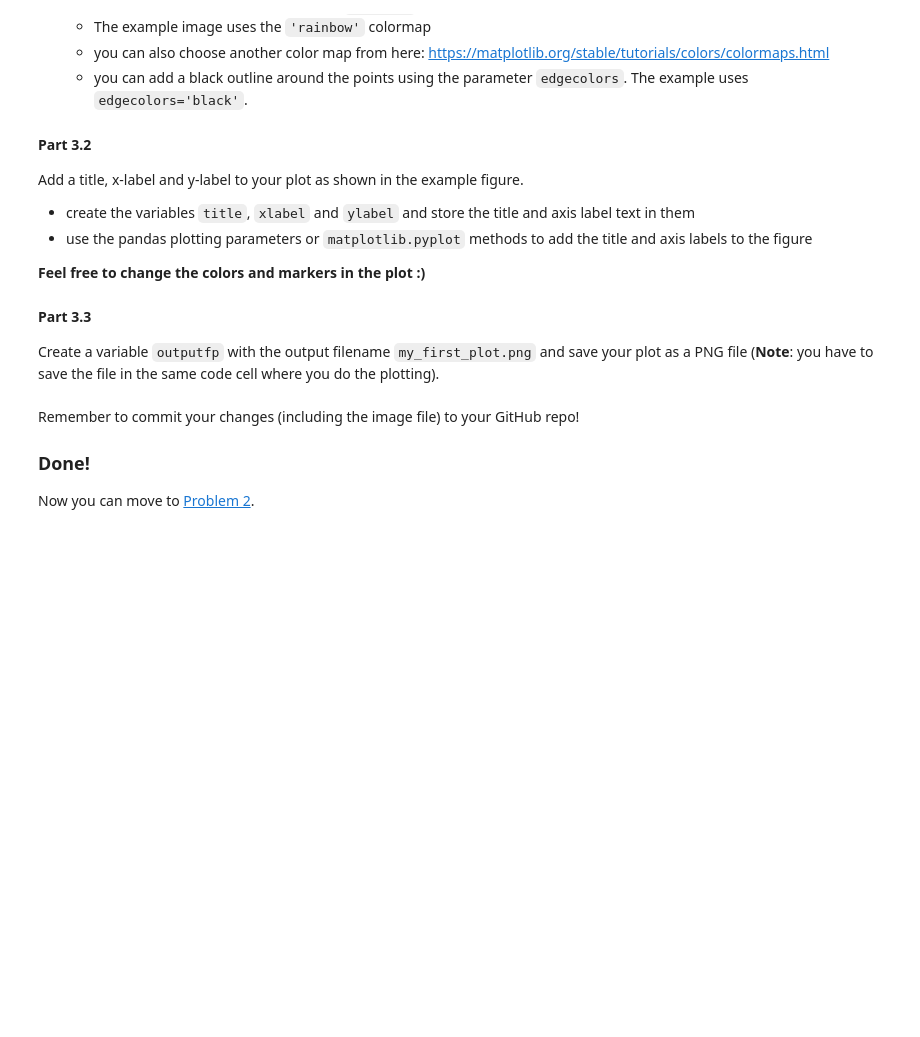
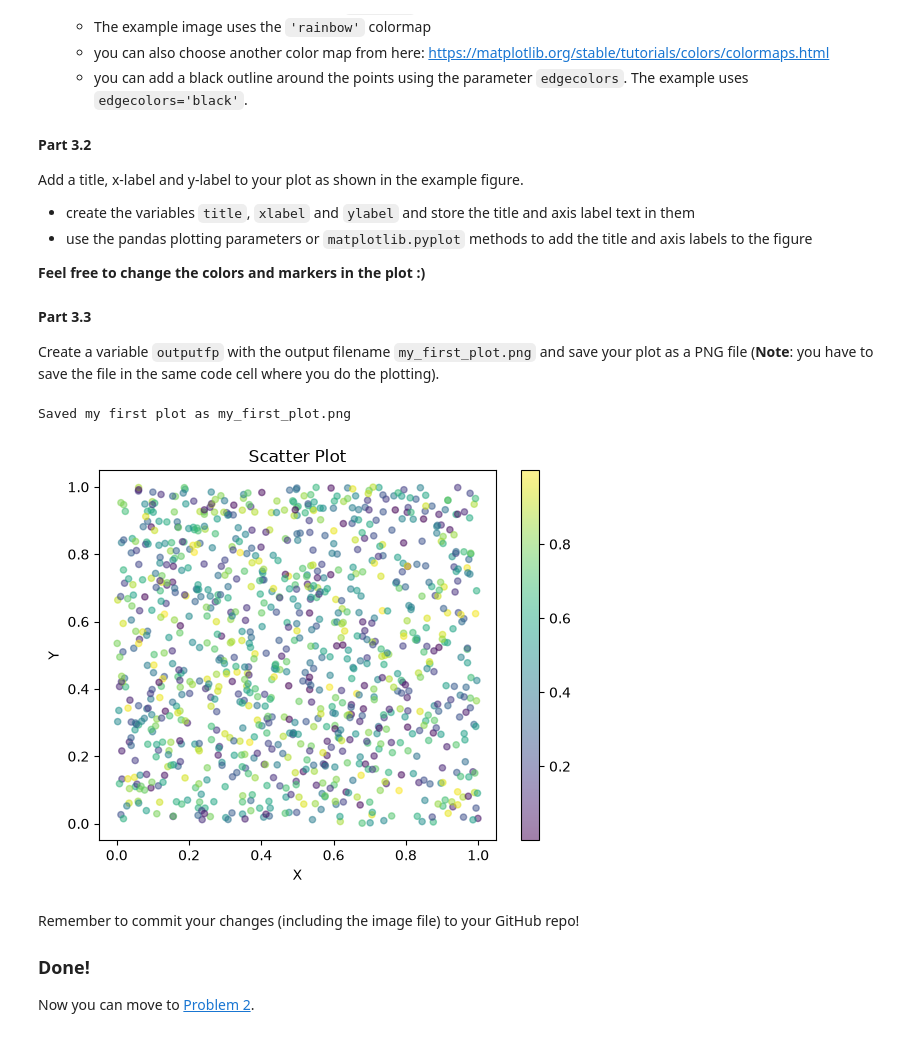
Before and after one commit to Cog-R/Exercise-7, a Jupyter notebook: Exercise-7-problem-1.ipynb, the cells around one changed output. Saved outputs shown, nothing was run; the diff lists cells and outputs as text; code cells hidden in the pictures; blank space fills up the shorter version.

```diff
--- a/Exercise-7-problem-1.ipynb
+++ b/Exercise-7-problem-1.ipynb
@@ -110,20 +111,24 @@ Create a variable `outputfp` with the output filename `my_first_plot.png` and sa
 # %%
 # Plot the scatter plot
 # YOUR CODE HERE
-raise NotImplementedError()
+ax = data.plot.scatter(x='x', y='y', c=colors, colormap='viridis', alpha=0.5)
 
 # Add labels and title (if not done above when creating the plot)
 # YOUR CODE HERE
-raise NotImplementedError()
-
+ax.set_xlabel('X')
+ax.set_ylabel('Y')
+ax.set_title('Scatter Plot')
 # Save the plot as a png file:
-outputfp = None
+outputfp = "my_first_plot.png"
 
 # YOUR CODE HERE
-raise NotImplementedError()
+plt.savefig(outputfp)
 
 # This test print statement should print the output filename of your figure
 print(f"Saved my first plot as {outputfp}")
+# %% [output]
+Saved my first plot as my_first_plot.png
+[figure, added]
 # %%
 # Check that the file exists (you can also open the file to check that everything looks ok!)
 import os
```
Also changed, not shown: parts of 3 cells of this notebook, 2 other files.
